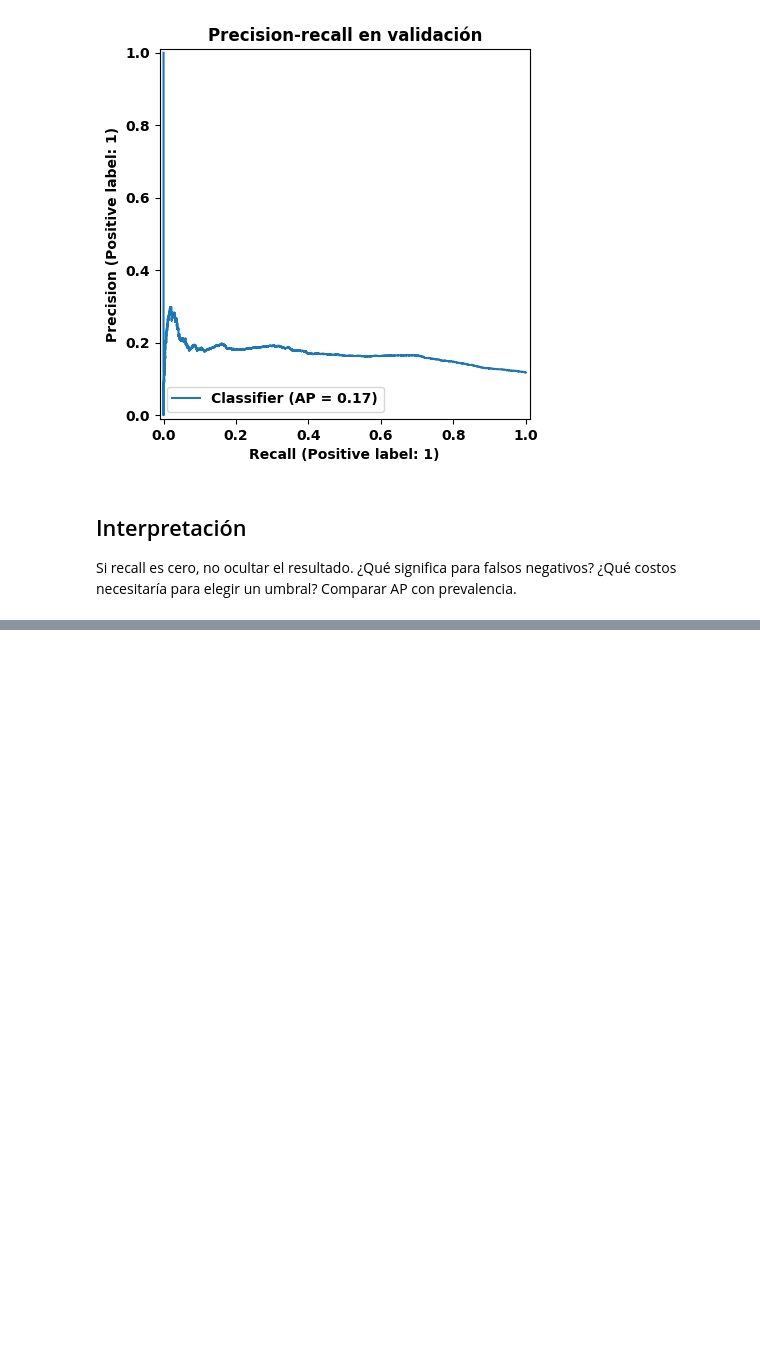
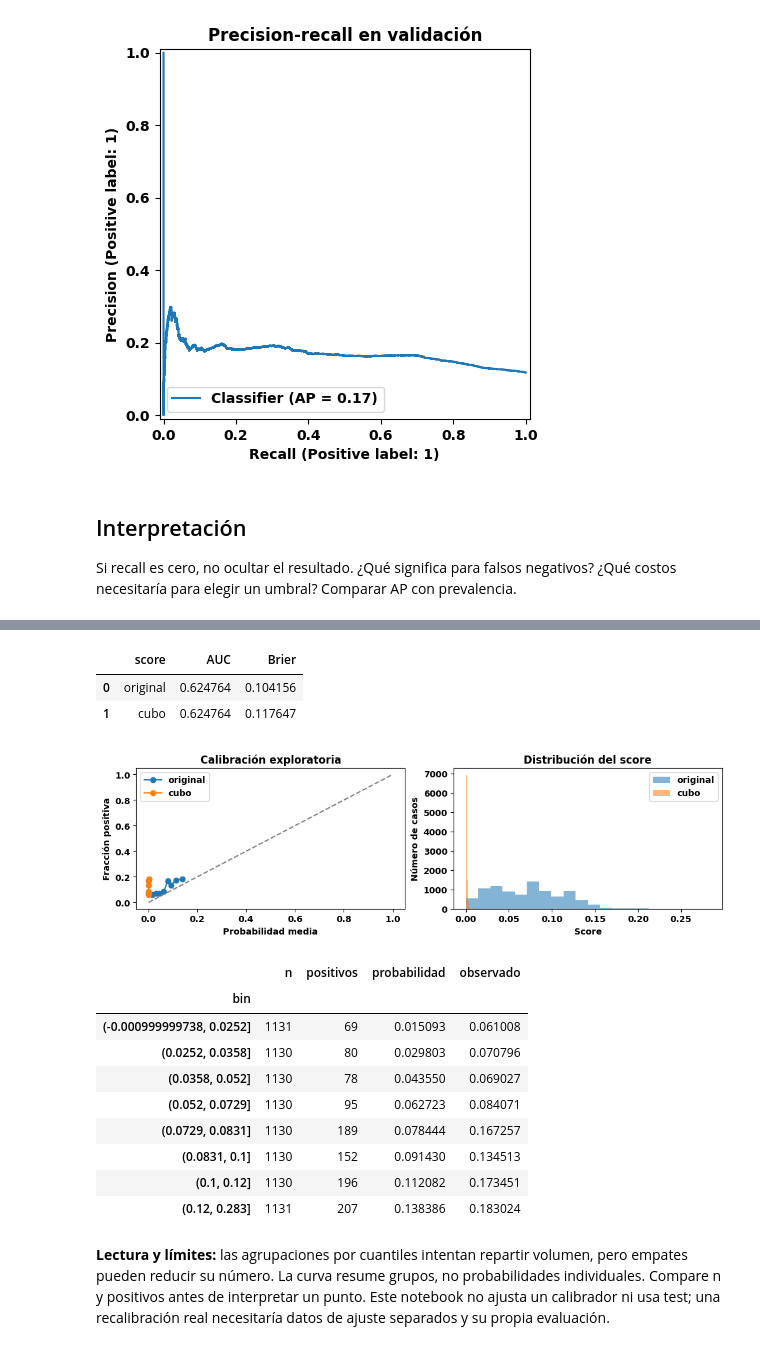
Before and after one commit to wilmerpineda/modulo3_mlops_python, a Jupyter notebook: notebooks/02_baseline.ipynb, the cells around one changed output, grey strips where cells are left out. Drawn from its saved outputs; the diff is of its cells as text; code cells hidden in the pictures; blank space fills up the shorter version.

```diff
--- a/notebooks/02_baseline.ipynb
+++ b/notebooks/02_baseline.ipynb
@@ -61,0 +102,37 @@ Si recall es cero, no ocultar el resultado. ¿Qué significa para falsos negativ
+# %%
+from sklearn.metrics import roc_auc_score,brier_score_loss
+from sklearn.calibration import calibration_curve
+transformed=probability**3
+display(pd.DataFrame([{"score":name,"AUC":roc_auc_score(truth,p),"Brier":brier_score_loss(truth,p)}
+                      for name,p in [("original",probability),("cubo",transformed)]]))
+assert np.isclose(roc_auc_score(truth,probability),roc_auc_score(truth,transformed))
+fig,axes=plt.subplots(1,2,figsize=(10,3),constrained_layout=True)
+for name,p in [("original",probability),("cubo",transformed)]:
+    observed,predicted=calibration_curve(truth,p,n_bins=8,strategy="quantile")
+    axes[0].plot(predicted,observed,marker="o",label=name)
+    axes[1].hist(p,bins=20,alpha=.55,label=name)
+axes[0].plot([0,1],[0,1],"--",color="gray")
+axes[0].set(xlabel="Probabilidad media",ylabel="Fracción positiva",title="Calibración exploratoria")
+axes[1].set(xlabel="Score",ylabel="Número de casos",title="Distribución del score")
+for ax in axes:ax.legend()
+plt.show()
+bins=pd.qcut(probability,q=8,duplicates="drop")
+calibration_table=pd.DataFrame({"bin":bins,"p":probability,"y":truth}).groupby("bin",observed=True).agg(n=("y","size"),positivos=("y","sum"),probabilidad=("p","mean"),observado=("y","mean"))
+display(calibration_table)
+# %% [output]
+|  | score | AUC | Brier |
+| 0 | original | 0.624764 | 0.104156 |
+| 1 | cubo | 0.624764 | 0.117647 |
+[figure, added]
+|  | n | positivos | probabilidad | observado |
+| bin |  |  |  |  |
+| (-0.000999999738, 0.0252] | 1131 | 69 | 0.015093 | 0.061008 |
+| (0.0252, 0.0358] | 1130 | 80 | 0.029803 | 0.070796 |
+| (0.0358, 0.052] | 1130 | 78 | 0.043550 | 0.069027 |
+| (0.052, 0.0729] | 1130 | 95 | 0.062723 | 0.084071 |
+| (0.0729, 0.0831] | 1130 | 189 | 0.078444 | 0.167257 |
+| (0.0831, 0.1] | 1130 | 152 | 0.091430 | 0.134513 |
+| (0.1, 0.12] | 1130 | 196 | 0.112082 | 0.173451 |
+| (0.12, 0.283] | 1131 | 207 | 0.138386 | 0.183024 |
+# %% [markdown]
+**Lectura y límites:** las agrupaciones por cuantiles intentan repartir volumen, pero empates pueden reducir su número. La curva resume grupos, no probabilidades individuales. Compare n y positivos antes de interpretar un punto. Este notebook no ajusta un calibrador ni usa test; una recalibración real necesitaría datos de ajuste separados y su propia evaluación.
```
Also changed, not shown: parts of 5 cells of this notebook, 29 other files.
